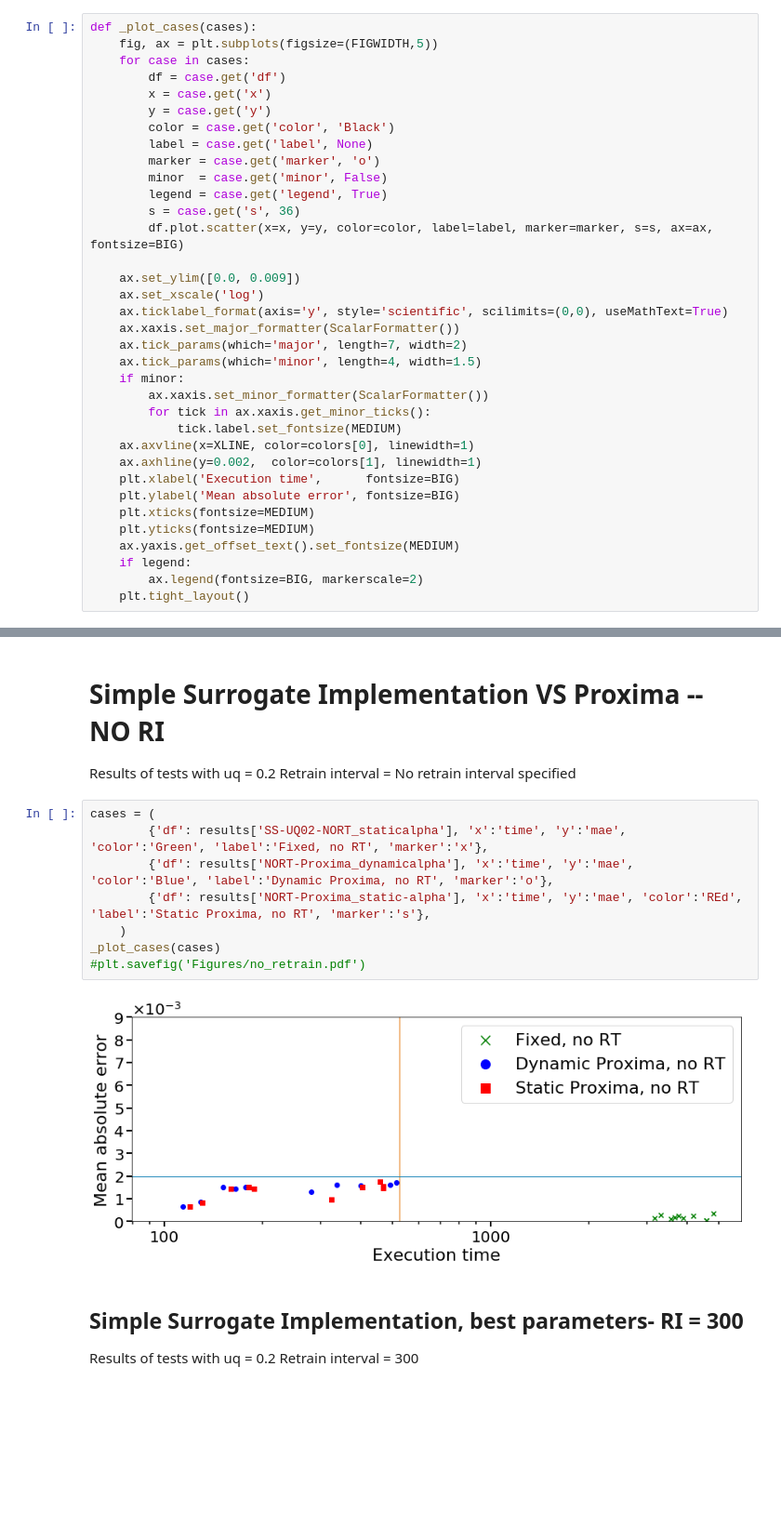
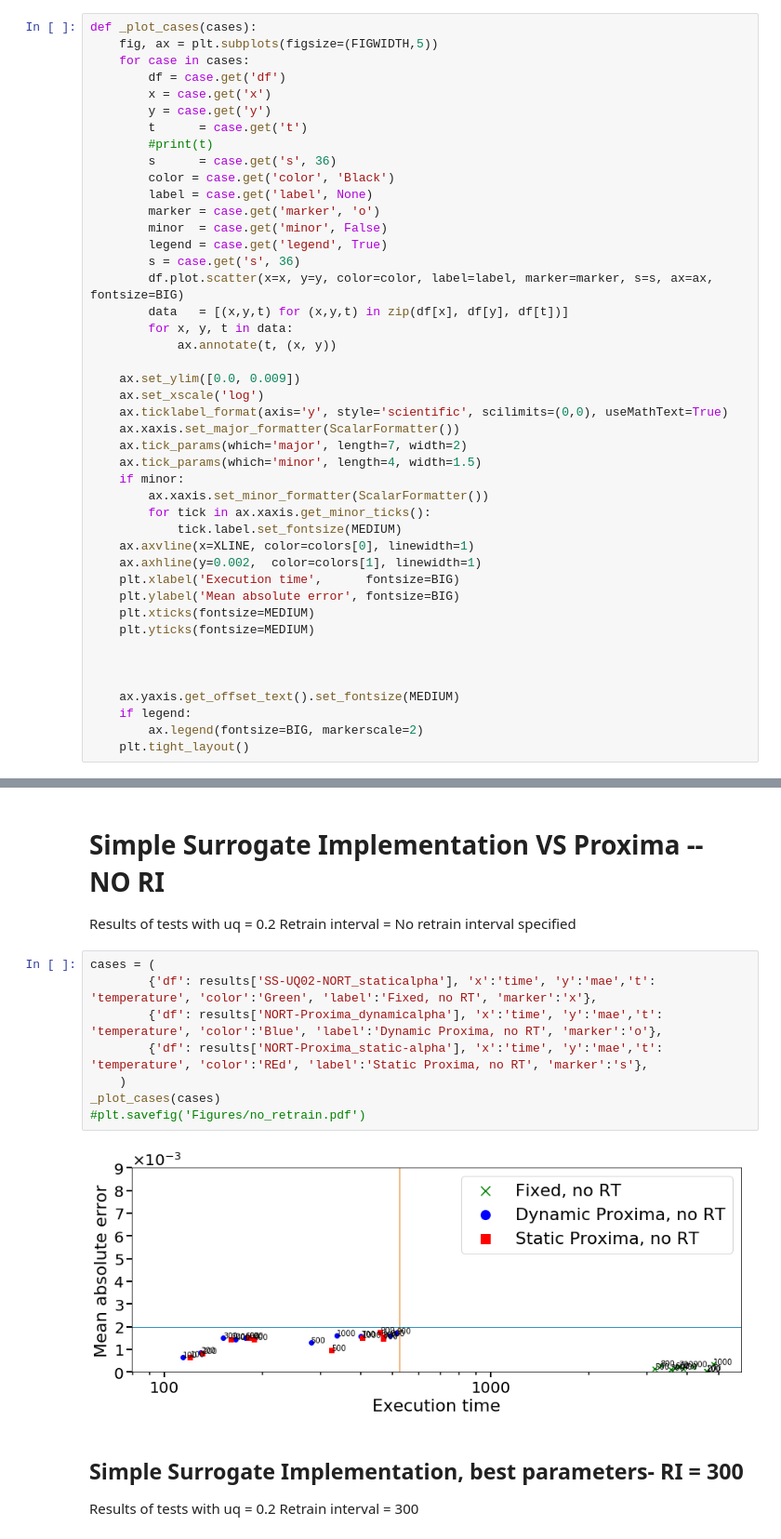
Before and after one commit to YulianaGomez/proxima_analysis, a Jupyter notebook: notebooks/Integrated.ipynb, the cells around one changed output, grey strips where cells are left out. Shown at 93% size. Saved outputs shown, nothing was run; the diff lists cells and outputs as text; blank space fills up the shorter version.

```diff
--- a/notebooks/Integrated.ipynb
+++ b/notebooks/Integrated.ipynb
@@ -86,6 +86,9 @@ def _plot_cases(cases):
         df = case.get('df')
         x = case.get('x')
         y = case.get('y')
+        t      = case.get('t')
+        #print(t)
+        s      = case.get('s', 36)
         color = case.get('color', 'Black')
         label = case.get('label', None)
         marker = case.get('marker', 'o')
@@ -93,6 +96,9 @@ def _plot_cases(cases):
         legend = case.get('legend', True)
         s = case.get('s', 36)
         df.plot.scatter(x=x, y=y, color=color, label=label, marker=marker, s=s, ax=ax, fontsize=BIG)
+        data   = [(x,y,t) for (x,y,t) in zip(df[x], df[y], df[t])]
+        for x, y, t in data:
+            ax.annotate(t, (x, y))
 
     ax.set_ylim([0.0, 0.009])
     ax.set_xscale('log')
@@ -110,6 +116,9 @@ def _plot_cases(cases):
     plt.ylabel('Mean absolute error', fontsize=BIG)
     plt.xticks(fontsize=MEDIUM)
     plt.yticks(fontsize=MEDIUM)
+
+
+
     ax.yaxis.get_offset_text().set_fontsize(MEDIUM)
     if legend:
         ax.legend(fontsize=BIG, markerscale=2)
@@ -244,14 +272,14 @@ uq = 0.2
 Retrain interval = No retrain interval specified
 # %%
 cases = (
-        {'df': results['SS-UQ02-NORT_staticalpha'], 'x':'time', 'y':'mae', 'color':'Green', 'label':'Fixed, no RT', 'marker':'x'},
-        {'df': results['NORT-Proxima_dynamicalpha'], 'x':'time', 'y':'mae', 'color':'Blue', 'label':'Dynamic Proxima, no RT', 'marker':'o'},
-        {'df': results['NORT-Proxima_static-alpha'], 'x':'time', 'y':'mae', 'color':'REd', 'label':'Static Proxima, no RT', 'marker':'s'},
+        {'df': results['SS-UQ02-NORT_staticalpha'], 'x':'time', 'y':'mae','t': 'temperature', 'color':'Green', 'label':'Fixed, no RT', 'marker':'x'},
+        {'df': results['NORT-Proxima_dynamicalpha'], 'x':'time', 'y':'mae','t': 'temperature', 'color':'Blue', 'label':'Dynamic Proxima, no RT', 'marker':'o'},
+        {'df': results['NORT-Proxima_static-alpha'], 'x':'time', 'y':'mae','t': 'temperature', 'color':'REd', 'label':'Static Proxima, no RT', 'marker':'s'},
     )
 _plot_cases(cases)
 #plt.savefig('Figures/no_retrain.pdf')
 # %% [output]
-[figure, old version]
+[figure, new version]
 # %% [markdown]
 ## Simple Surrogate Implementation, best parameters- RI = 300
 Results of tests with uq = 0.2 Retrain interval = 300
```
Also changed, not shown: parts of 5 cells of this notebook.
